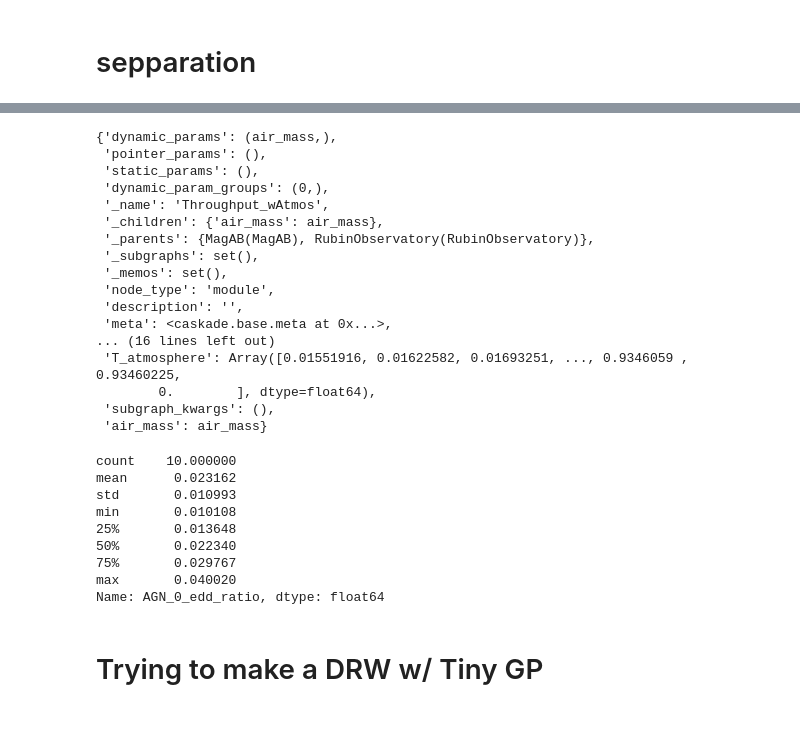
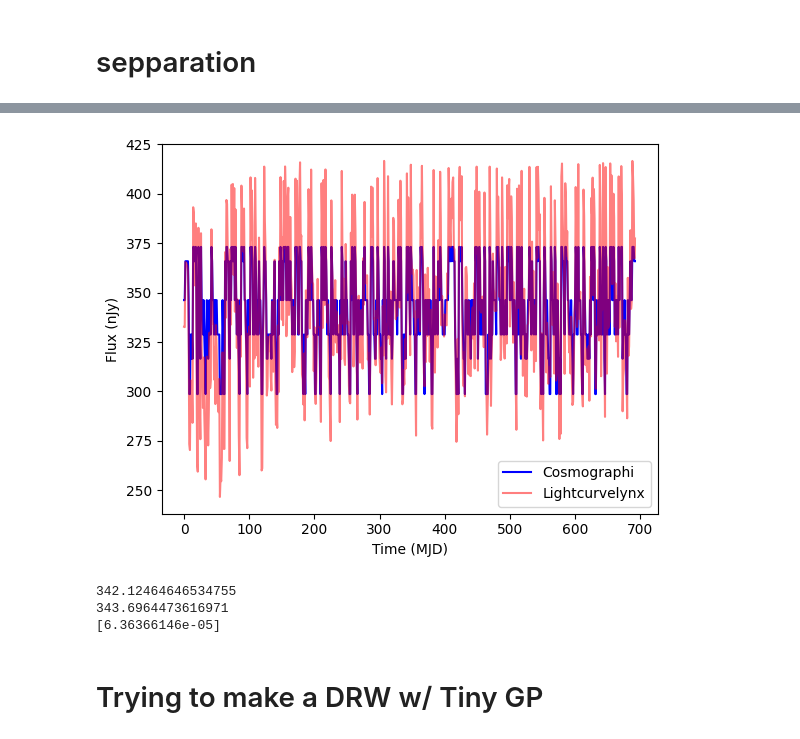
Before and after one commit to Zoe-Au/cosmographi, a Jupyter notebook: src/cosmographi/source/alpha_callibration.ipynb, the cells around one changed output, grey strips where cells are left out. Drawn from its saved outputs; the diff is of its cells as text; code cells hidden in the pictures.

```diff
--- a/src/cosmographi/source/alpha_callibration.ipynb
+++ b/src/cosmographi/source/alpha_callibration.ipynb
@@ -427,22 +442,20 @@ print(np.unique(band))
 # %%
+plt.plot(my_model_flux_comparable_units, color="blue", label="Cosmographi")
+plt.plot(flux, color='red', label="Lightcurvelynx", alpha=0.5)
+plt.xlabel("Time (MJD)")
+plt.ylabel("Flux (nJy)")
+plt.legend()
+plt.show()
+
+print(np.mean(my_model_flux_comparable_units))
+print(np.mean(flux))
+
+print(my_model_flux[0])
 # %% [output]
+[figure, added]
-{'dynamic_params': (air_mass,),
- 'pointer_params': (),
- 'static_params': (),
- 'dynamic_param_groups': (0,),
- '_name': 'Throughput_wAtmos',
- '_children': {'air_mass': air_mass},
- '_parents': {MagAB(MagAB), RubinObservatory(RubinObservatory)},
- '_subgraphs': set(),
- '_memos': set(),
- 'node_type': 'module',
- 'description': '',
- 'meta': <caskade.base.meta at 0x...>,
-... (16 lines left out)
- 'T_atmosphere': Array([0.01551916, 0.01622582, 0.01693251, ..., 0.9346059 , 0.93460225,
-        0.        ], dtype=float64),
- 'subgraph_kwargs': (),
- 'air_mass': air_mass}
+342.12464646534755
+343.6964473616971
+[6.36366146e-05]
 # %%
 # perturbations = generate_perturbations_vector(alpha=proposed_alpha, n_samples=num_perturbation_samples, seed=42)
 # agn = AGNSourceLipunova2018(blackhole_mass=blackhole_mass, accretion_rate=accretion_rate, perturbations_ar=perturbations,
@@ -463,18 +476,6 @@ print(np.unique(band))
 #     survey_values = jnp.asarray(rubin.get_values())
 #     obs = jax.vmap(rubin.observe, in_axes=(None, 0, 0, 0, 0, None, 0, None, None))
 #     model_flux = obs(key, band, exp_time, sky_brightness, PSF_Aeff, agn, times, source_values, survey_values)[0]
-# %%
-print(df["AGN_0_edd_ratio"].describe())
-# %% [output]
-count    10.000000
-mean      0.023162
-std       0.010993
-min       0.010108
-25%       0.013648
-50%       0.022340
-75%       0.029767
-max       0.040020
-Name: AGN_0_edd_ratio, dtype: float64
 # %% [markdown]
 # Trying to make a DRW w/ Tiny GP
 # %%
```
Also changed, not shown: parts of 21 cells of this notebook, 26 other files.
